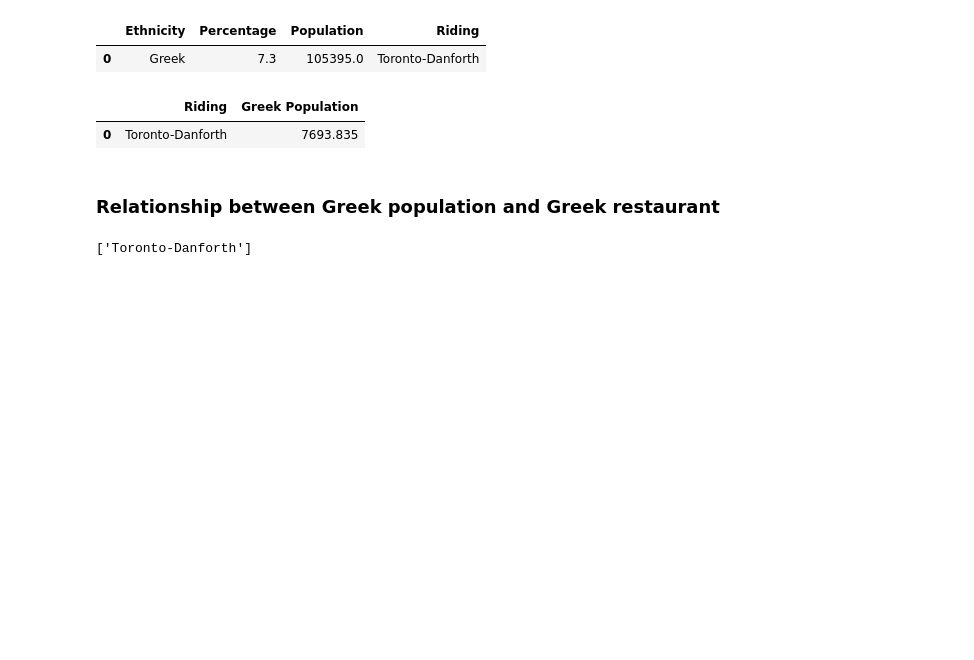
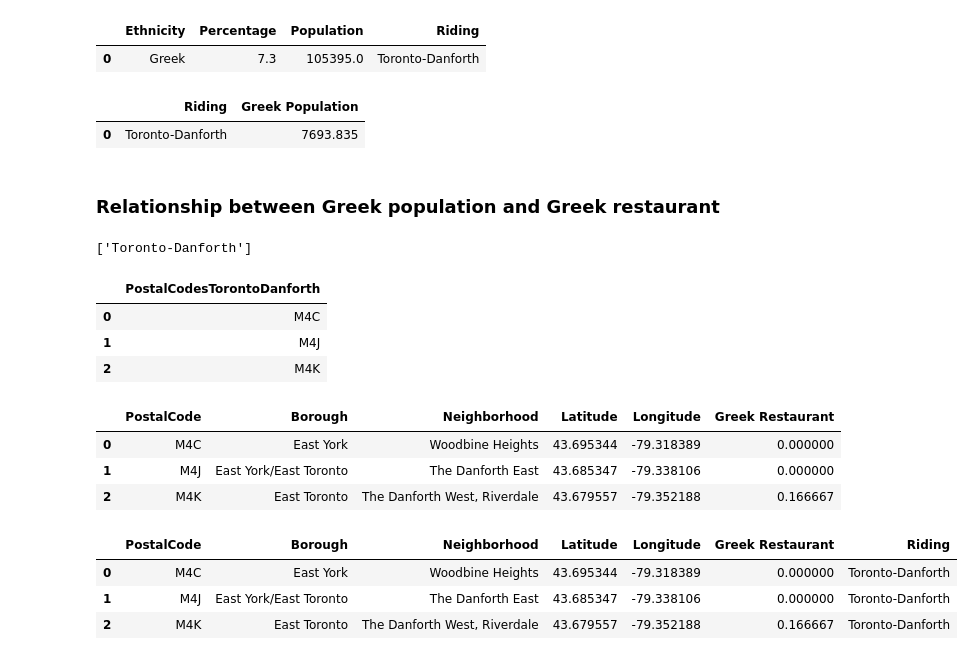
Before and after one commit to ProProsis/Coursera_Capstone, a Jupyter notebook: C10_week_4_Assignment.ipynb, the cells around one changed output. Drawn from its saved outputs; the diff is of its cells as text; code cells hidden in the pictures; blank space fills up the shorter version.

```diff
--- a/C10_week_4_Assignment.ipynb
+++ b/C10_week_4_Assignment.ipynb
@@ -686,0 +672,41 @@ Riding_neighborhood_df
+# %%
+# Postal codes from Toronto-Danforth (retrieved by http://www.ezpostalcodes.com/street/ONTARIO/TORONTO/DANFORTH to .csv)
+body = client_d1ca3a3a7a4c4648a5bbfeacb505741f.get_object(Bucket='courseracapstone-donotdelete-pr-6tyk5adzxihtdi',Key='Postal_codes_Toronto-Danforth.csv')['Body']
+# add missing __iter__ method, so pandas accepts body as file-like object
+if not hasattr(body, "__iter__"): body.__iter__ = types.MethodType( __iter__, body )
+
+df_data_3 = pd.read_csv(body)
+df_data_3.head()
+# %% [output]
+|  | PostalCodesTorontoDanforth |
+| 0 | M4C |
+| 1 | M4J |
+| 2 | M4K |
+# %%
+df_data_3 = df_data_3.rename(columns = {'PostalCodesTorontoDanforth': 'PostalCode'}, inplace = False)
+# %%
+Riding_neighborhood_df = pd.merge(df_data_3, toronto_merged,
+                        how="left", on=["PostalCode"])
+Riding_neighborhood_df.head()
+# %% [output]
+|  | PostalCode | Borough | Neighborhood | Latitude | Longitude | Greek Restaurant |
+| 0 | M4C | East York | Woodbine Heights | 43.695344 | -79.318389 | 0.000000 |
+| 1 | M4J | East York/East Toronto | The Danforth East | 43.685347 | -79.338106 | 0.000000 |
+| 2 | M4K | East Toronto | The Danforth West, Riverdale | 43.679557 | -79.352188 | 0.166667 |
+# %%
+
+
+# Declare a list that is to be converted into a column
+Riding = ['Toronto-Danforth', 'Toronto-Danforth', 'Toronto-Danforth']
+
+# Using 'Address' as the column name
+# and equating it to the list
+Riding_neighborhood_df['Riding'] = Riding
+
+# Observe the result
+Riding_neighborhood_df
+# %% [output]
+|  | PostalCode | Borough | Neighborhood | Latitude | Longitude | Greek Restaurant | Riding |
+| 0 | M4C | East York | Woodbine Heights | 43.695344 | -79.318389 | 0.000000 | Toronto-Danforth |
+| 1 | M4J | East York/East Toronto | The Danforth East | 43.685347 | -79.338106 | 0.000000 | Toronto-Danforth |
+| 2 | M4K | East Toronto | The Danforth West, Riverdale | 43.679557 | -79.352188 | 0.166667 | Toronto-Danforth |
```
Also changed, not shown: parts of 16 cells of this notebook.
